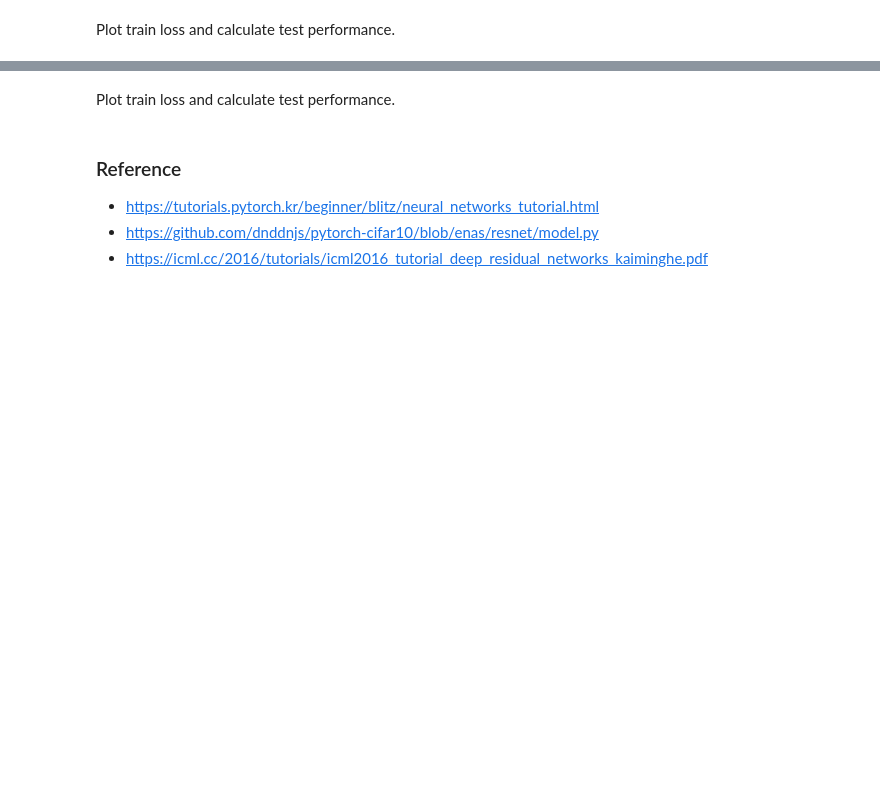
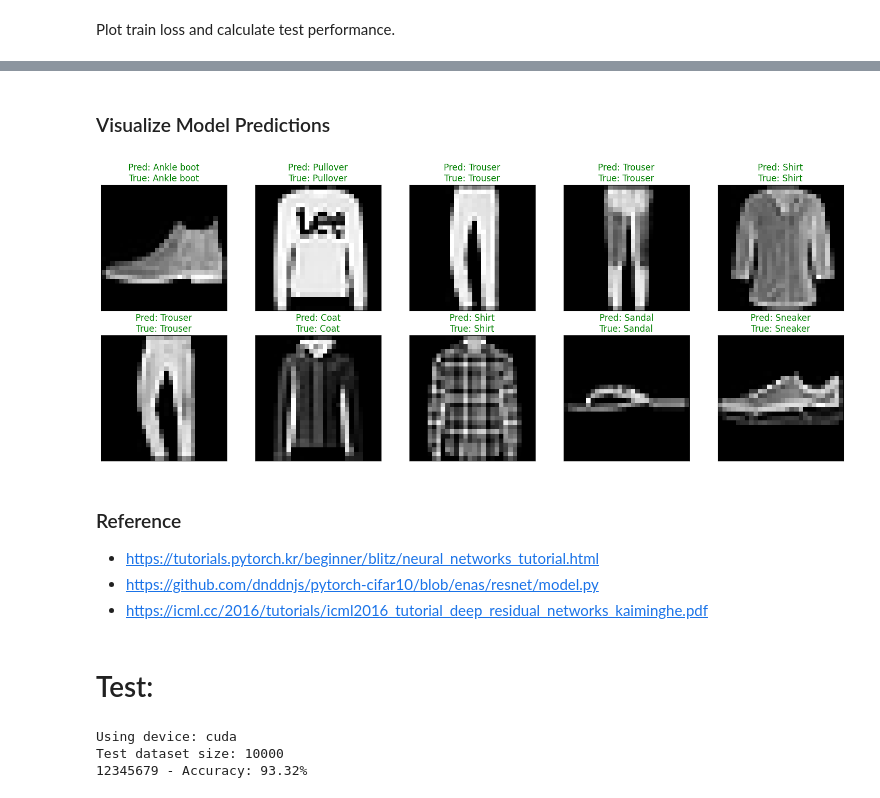
Before and after one commit to chibisova/study-tracker, a Jupyter notebook: ai504_1_project.ipynb, the cells around one changed output, grey strips where cells are left out. Cells and saved outputs as stored; diff of their text form; code cells hidden in the pictures; blank space fills up the shorter version.

Commit message:
FashionMNIST Classifier

```diff
--- a/ai504_1_project.ipynb
+++ b/ai504_1_project.ipynb
@@ -204,7 +229,8 @@ for epoch in range(20):
     correct = 0.0
     total = 0.0
 
-    for batch_idx, (x, y) in enumerate(dataloaders['train']):
+    for batch_idx, (x, y) in enumerate(fashion_dataloaders['train']):
+        # x - images, y - labels
         x, y = x.to(device), y.to(device)
         out = net(x)
         loss = criterion(out, y)
@@ -343,7 +418,7 @@ class ResNet(nn.Module):
 
         #input(channel:3) -> (conv 3x3) -> (bn) -> (relu) -> output(channel:16)
         self.conv1 = nn.Conv2d(
-            in_channels=3,
+            in_channels=1,
             out_channels=16,
             kernel_size=3,
             stride=1,
@@ -366,8 +441,9 @@ class ResNet(nn.Module):
         # Output: 64x8x8 (channels change from 32 to 64, spatial from 32x32 to 8x8)
 
         # output layers
-        # a kernel_size of 8 is used to average over the entire 8x8 region.
-        self.avg_pool = nn.AvgPool2d(8, stride=1)
+        # a kernel_size of 8 is used to average over the entire 8x8 region for rgb image.
+        # changed to 7x7 for grayscale
+        self.avg_pool = nn.AvgPool2d(7, stride=1)
         # This results in a 64x1x1 tensor ->
         self.fc_out = nn.Linear(64*1*1, num_classes)
 
@@ -607,2 +677,0 @@ while step < 64000:
-# %% [markdown]
-Plot train loss and calculate test performance.
@@ -625,5 +678,41 @@ print(test_correct/test_total * 100.)
+# %% [markdown]
+### Visualize Model Predictions
+# %%
+import matplotlib.pyplot as plt
+
+def visualize_predictions(model, dataloader, device, num_images=10):
+    model.eval() # Set the model to evaluation mode
+    class_names = ['T-shirt/top', 'Trouser', 'Pullover', 'Dress', 'Coat',
+                   'Sandal', 'Shirt', 'Sneaker', 'Bag', 'Ankle boot']
+
+    # Get a batch of test data
+    images, labels = next(iter(dataloader))
+    images, labels = images.to(device), labels.to(device)
+
+    with torch.no_grad():
+        outputs = model(images)
+        _, predicted = torch.max(outputs.data, 1)
+
+    # Plot images with predictions and ground truth
+    fig = plt.figure(figsize=(15, 6))
+    for i in range(min(num_images, len(images))):
+        # Use integer division for the number of columns
+        ax = fig.add_subplot(2, num_images // 2, i + 1, xticks=[], yticks=[])
+        image = images[i].cpu().squeeze() # Remove channel dimension for grayscale image
+        ax.imshow(image, cmap='gray')
+        ax.set_title(f"Pred: {class_names[predicted[i]]}\nTrue: {class_names[labels[i]]}",
+                     color=("green" if predicted[i] == labels[i] else "red"))
+    plt.tight_layout()
+    plt.show()
+
+# Call the function to visualize predictions for the 'net' model trained on FashionMNIST
+visualize_predictions(net, fashion_dataloaders['test'], device, num_images=10)
+# %% [output]
+[figure, added]
 # %% [markdown]
 ### Reference
 * https://tutorials.pytorch.kr/beginner/blitz/neural_networks_tutorial.html
 * https://github.com/dnddnjs/pytorch-cifar10/blob/enas/resnet/model.py
 * https://icml.cc/2016/tutorials/icml2016_tutorial_deep_residual_networks_kaiminghe.pdf
+# %% [markdown]
+# Test:
@@ -629,0 +721,6 @@ print(test_correct/test_total * 100.)
+# %%
+evaluate('12345679.npy')
+# %% [output]
+Using device: cuda
+Test dataset size: 10000
+12345679 - Accuracy: 93.32%
```
Also changed, not shown: parts of 18 cells of this notebook.
